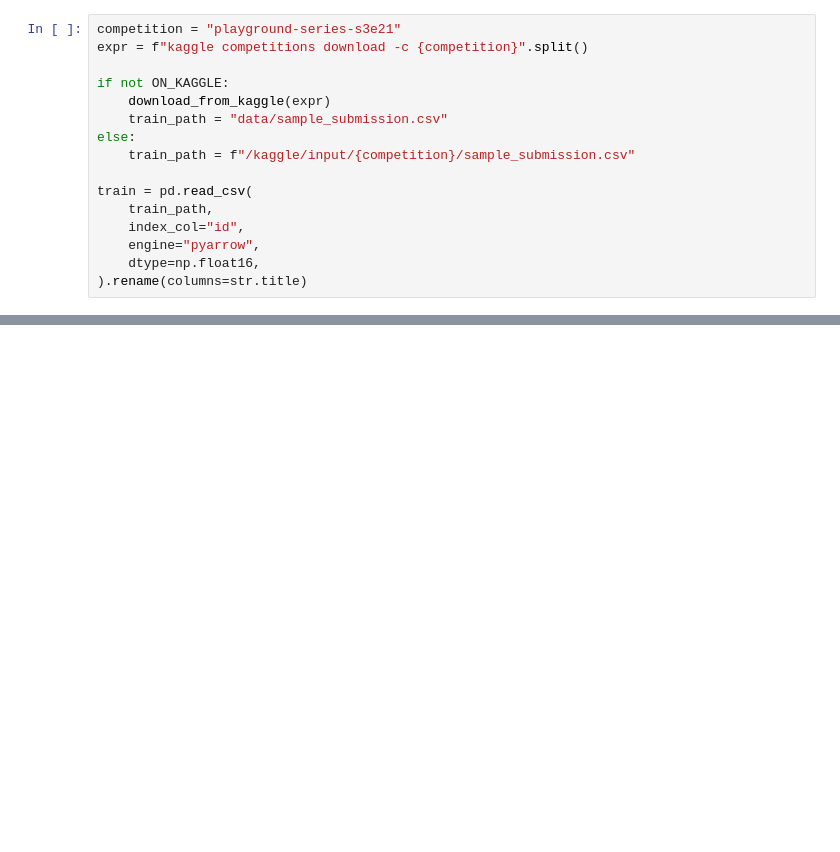
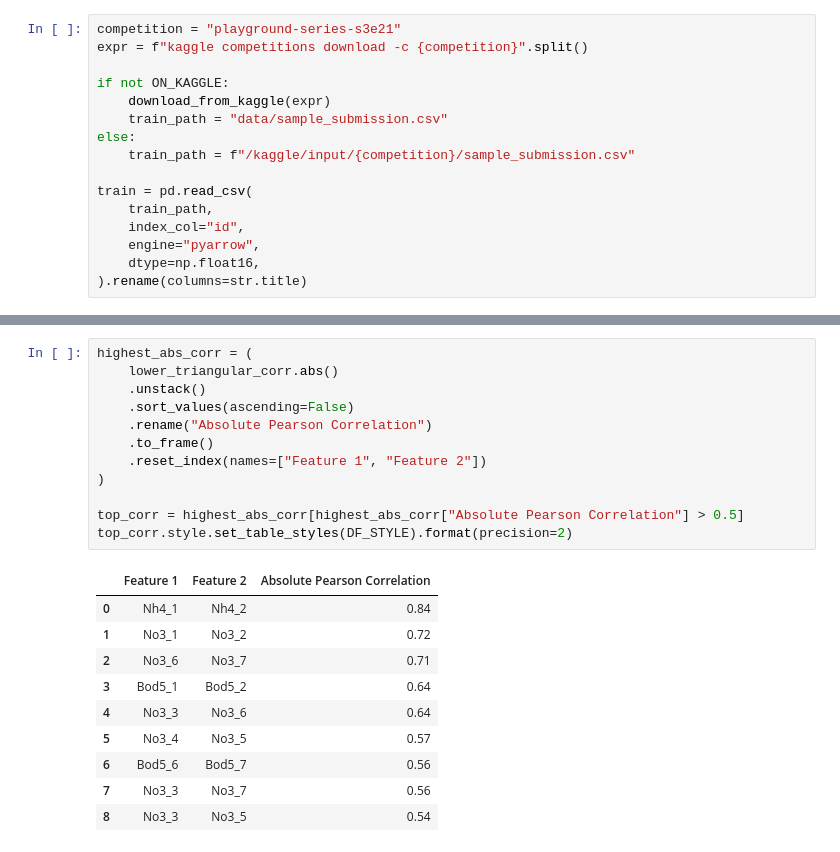
Before and after one commit to mateuszk098/kaggle-notebooks, a Jupyter notebook: playground_series_s3e21/oxygen_in_water_eda.ipynb, the cells around one changed output, grey strips where cells are left out. Drawn from its saved outputs; the diff is of its cells as text; blank space fills up the shorter version.

```diff
--- a/playground_series_s3e21/oxygen_in_water_eda.ipynb
+++ b/playground_series_s3e21/oxygen_in_water_eda.ipynb
@@ -250,0 +550,23 @@ train = pd.read_csv(
+# %%
+highest_abs_corr = (
+    lower_triangular_corr.abs()
+    .unstack()
+    .sort_values(ascending=False)
+    .rename("Absolute Pearson Correlation")
+    .to_frame()
+    .reset_index(names=["Feature 1", "Feature 2"])
+)
+
+top_corr = highest_abs_corr[highest_abs_corr["Absolute Pearson Correlation"] > 0.5]
+top_corr.style.set_table_styles(DF_STYLE).format(precision=2)
+# %% [output]
+|  | Feature 1 | Feature 2 | Absolute Pearson Correlation |
+| 0 | Nh4_1 | Nh4_2 | 0.84 |
+| 1 | No3_1 | No3_2 | 0.72 |
+| 2 | No3_6 | No3_7 | 0.71 |
+| 3 | Bod5_1 | Bod5_2 | 0.64 |
+| 4 | No3_3 | No3_6 | 0.64 |
+| 5 | No3_4 | No3_5 | 0.57 |
+| 6 | Bod5_6 | Bod5_7 | 0.56 |
+| 7 | No3_3 | No3_7 | 0.56 |
+| 8 | No3_3 | No3_5 | 0.54 |
```
Also changed, not shown: parts of 26 cells of this notebook.
